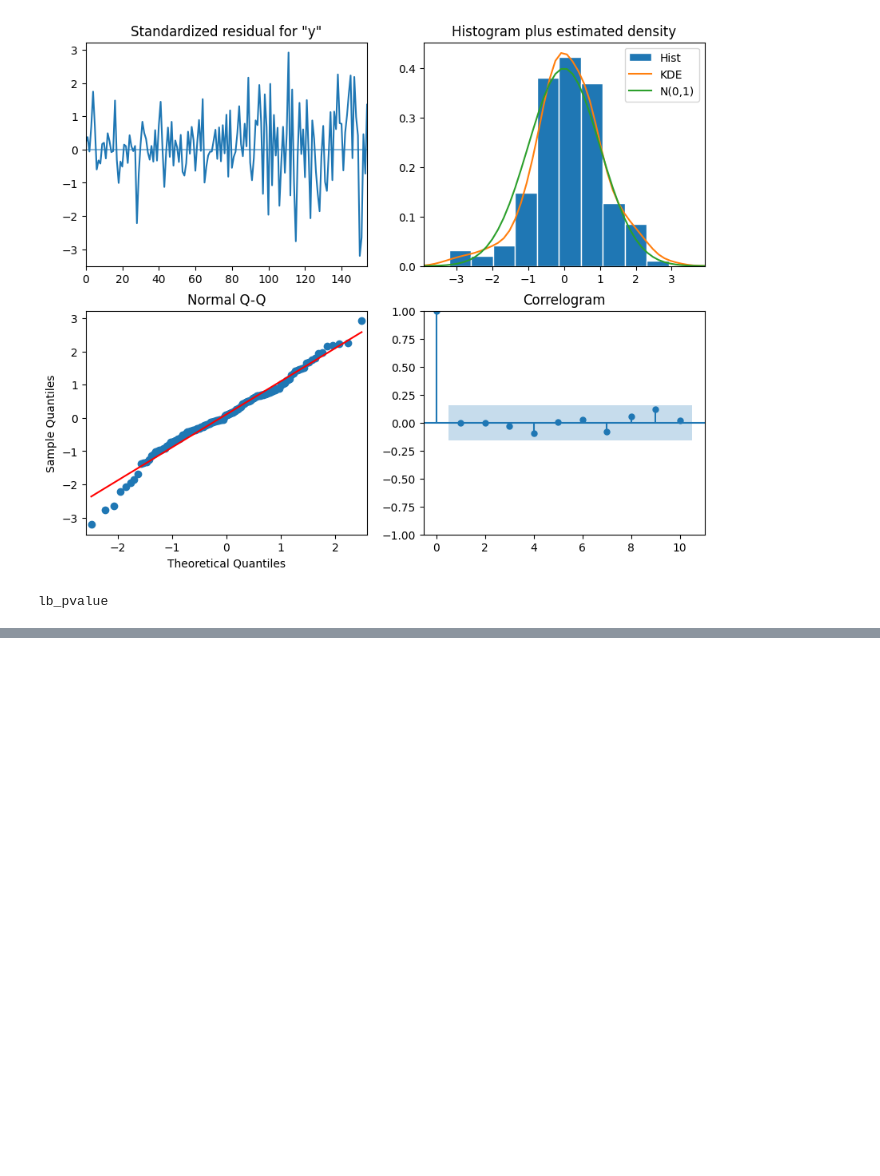
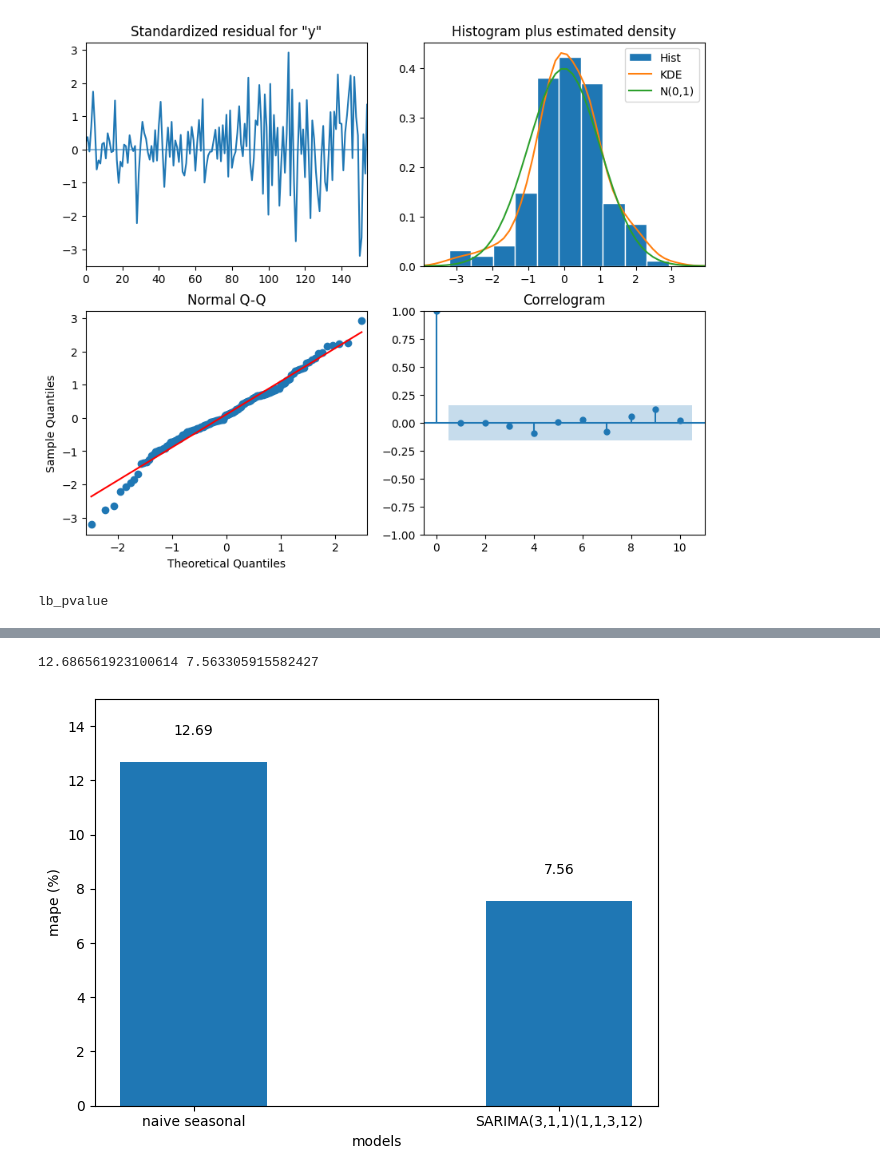
Before and after one commit to sunse-kwon/dec-project, a Jupyter notebook: code.ipynb, the cells around one changed output, grey strips where cells are left out. Drawn from its saved outputs; the diff is of its cells as text; code cells hidden in the pictures; blank space fills up the shorter version.

```diff
--- a/code.ipynb
+++ b/code.ipynb
@@ -223,0 +282,27 @@ def rolling_forecast(df: pd.DataFrame, train_len: int, horizon: int, window: int
+# %%
+def mape(y_true, y_pred):
+    return np.mean(np.abs((y_true - y_pred)/y_true)) * 100
+# %%
+mape_naive_seasonal = mape(pred_df.y, pred_df.last_season)
+mape_SARIMA = mape(pred_df.y, pred_df.SARIMA)
+
+print(mape_naive_seasonal, mape_SARIMA)
+# %% [output]
+12.686561923100614 7.563305915582427
+# %%
+fig, ax = plt.subplots()
+
+x = ['naive seasonal', 'SARIMA(3,1,1)(1,1,3,12)']
+y = [mape_naive_seasonal, mape_SARIMA]
+
+ax.bar(x,y, width=0.4)
+ax.set_xlabel('models')
+ax.set_ylabel('mape (%)')
+ax.set_ylim(0,15)
+
+for index, value in enumerate(y):
+    plt.text(x=index, y=value+1, s=str(round(value,2)), ha='center')
+
+plt.tight_layout()
+# %% [output]
+[figure, added]
```
Also changed, not shown: parts of 8 cells of this notebook.
